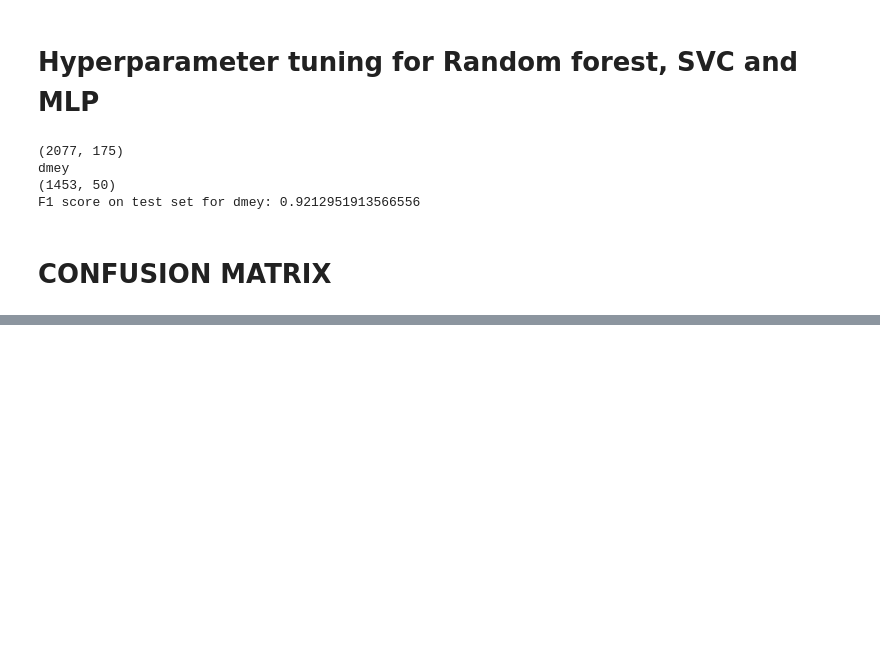
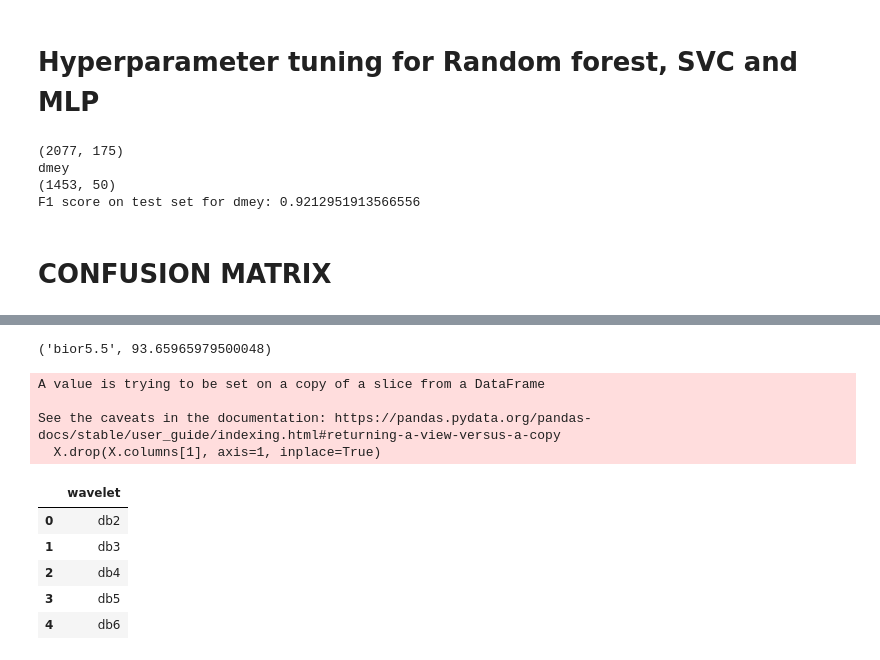
Before and after one commit to AbbasHussain72/Wavelet-featre-extraction-, a Jupyter notebook: current_wavelet_Transform_Technique.ipynb, the cells around one changed output, grey strips where cells are left out. Cells and saved outputs as stored; diff of their text form; code cells hidden in the pictures; blank space fills up the shorter version.

```diff
--- a/current_wavelet_Transform_Technique.ipynb
+++ b/current_wavelet_Transform_Technique.ipynb
@@ -1277,0 +1363,21 @@ plt.show()
+# %%
+max_idx = k['SVC_f1'].idxmax()
+X[max_idx],k[col][max_idx]
+# %% [output]
+('bior5.5', 93.65965979500048)
+# %%
+X.drop(X.columns[1], axis=1, inplace=True)
+# %% [output]
+A value is trying to be set on a copy of a slice from a DataFrame
+
+See the caveats in the documentation: https://pandas.pydata.org/pandas-docs/stable/user_guide/indexing.html#returning-a-view-versus-a-copy
+  X.drop(X.columns[1], axis=1, inplace=True)
+# %%
+X.head()
+# %% [output]
+|  | wavelet |
+| 0 | db2 |
+| 1 | db3 |
+| 2 | db4 |
+| 3 | db5 |
+| 4 | db6 |
```
Also changed, not shown: parts of 9 cells of this notebook.
